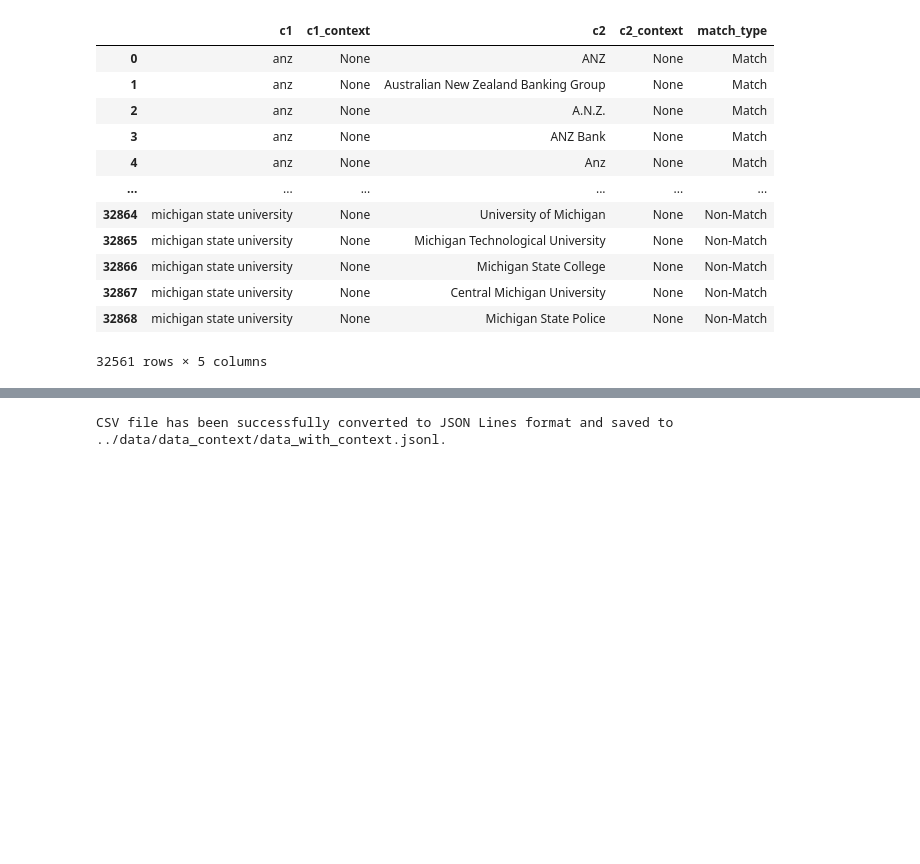
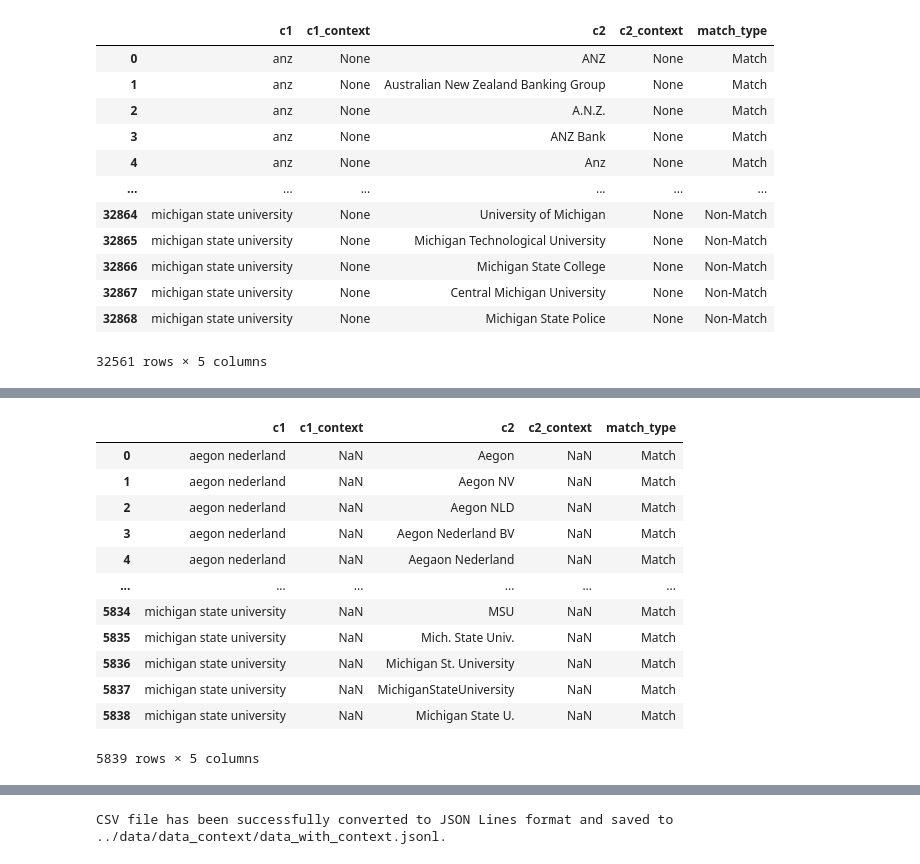
Before and after one commit to fauzanrrizky/repository-tugas-akhir, a Jupyter notebook: script/context_scraping.ipynb, the cells around one changed output, grey strips where cells are left out. Saved outputs shown, nothing was run; the diff lists cells and outputs as text; code cells hidden in the pictures; blank space fills up the shorter version.

```diff
--- a/script/context_scraping.ipynb
+++ b/script/context_scraping.ipynb
@@ -63,12 +63,27 @@ company_alias
 # %%
 company_alias = pd.read_csv('../data/data_context/data_with_context.csv')
 # company_alias = pd.read_csv('../data/data_context/data_done.csv')
 company_alias['c1_context'] = company_alias['c1_context'].replace('No Desc', None)
 company_alias['c2_context'] = company_alias['c2_context'].replace('No Desc', None)
+company_alias
 
 # # F salah satu dari c1_context dan c2_context null, maka replace null tersebut jadi No Desc, Kalo keduanya null, maka biarkan
 # company_alias['c1_context'] = company_alias.apply(lambda row: 'No Desc' if pd.isnull(row['c1_context']) and not pd.isnull(row['c2_context']) else row['c1_context'], axis=1)
 # company_alias['c2_context'] = company_alias.apply(lambda row: 'No Desc' if pd.isnull(row['c2_context']) and not pd.isnull(row['c1_context']) else row['c2_context'], axis=1)
+# %% [output]
+|  | c1 | c1_context | c2 | c2_context | match_type |
+| 0 | aegon nederland | NaN | Aegon | NaN | Match |
+| 1 | aegon nederland | NaN | Aegon NV | NaN | Match |
+| 2 | aegon nederland | NaN | Aegon NLD | NaN | Match |
+| 3 | aegon nederland | NaN | Aegon Nederland BV | NaN | Match |
+| 4 | aegon nederland | NaN | Aegaon Nederland | NaN | Match |
+| ... | ... | ... | ... | ... | ... |
+| 5834 | michigan state university | NaN | MSU | NaN | Match |
+| 5835 | michigan state university | NaN | Mich. State Univ. | NaN | Match |
+| 5836 | michigan state university | NaN | Michigan St. University | NaN | Match |
+| 5837 | michigan state university | NaN | MichiganStateUniversity | NaN | Match |
+| 5838 | michigan state university | NaN | Michigan State U. | NaN | Match |
+5839 rows × 5 columns
 # %%
 def send_windows_notification():
     notification.notify(
```
Also changed, not shown: parts of 3 cells of this notebook, 10 other files.
